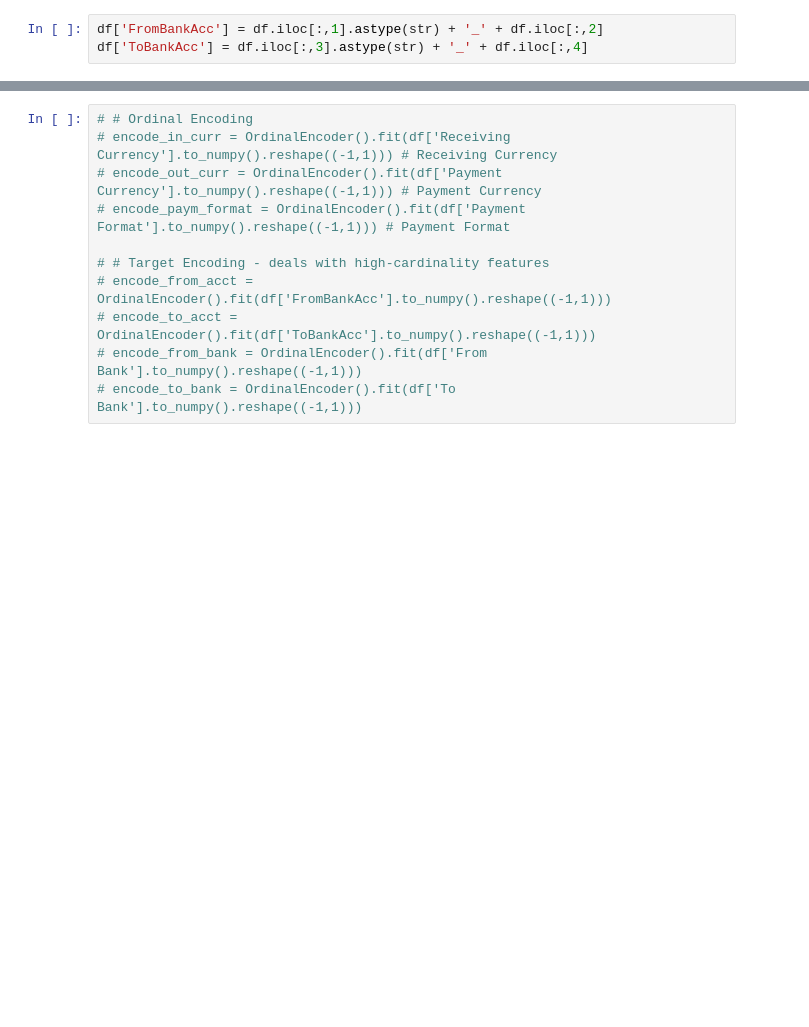
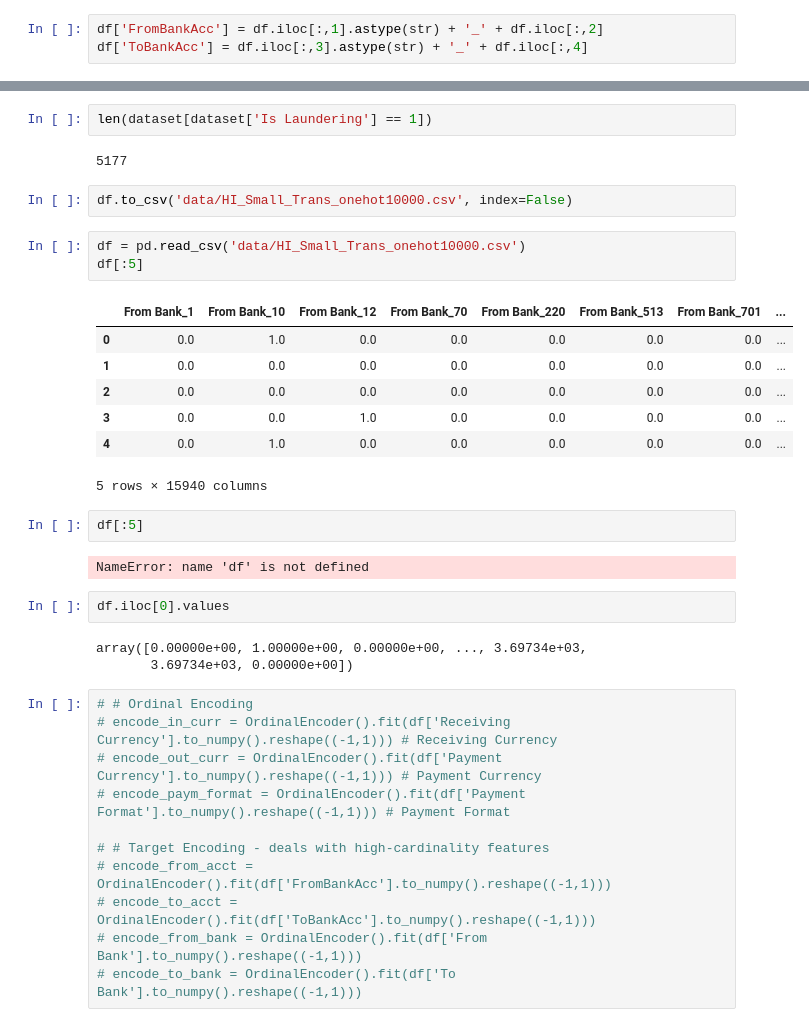
Before and after one commit to RuoqingEvelineWang/comp5340, a Jupyter notebook: data_processing.ipynb, the cells around one changed output, grey strips where cells are left out. Saved outputs shown, nothing was run; the diff lists cells and outputs as text; blank space fills up the shorter version.

```diff
--- a/data_processing.ipynb
+++ b/data_processing.ipynb
@@ -15,3 +160,29 @@ df['ToBankAcc'] = df.iloc[:,3].astype(str) + '_' + df.iloc[:,4]
+# %%
+len(dataset[dataset['Is Laundering'] == 1])
+# %% [output]
+5177
+# %%
+df.to_csv('data/HI_Small_Trans_onehot10000.csv', index=False)
+# %%
+df = pd.read_csv('data/HI_Small_Trans_onehot10000.csv')
+df[:5]
+# %% [output]
+|  | From Bank_1 | From Bank_10 | From Bank_12 | From Bank_70 | From Bank_220 | From Bank_513 | From Bank_701 | ... |
+| 0 | 0.0 | 1.0 | 0.0 | 0.0 | 0.0 | 0.0 | 0.0 | ... |
+| 1 | 0.0 | 0.0 | 0.0 | 0.0 | 0.0 | 0.0 | 0.0 | ... |
+| 2 | 0.0 | 0.0 | 0.0 | 0.0 | 0.0 | 0.0 | 0.0 | ... |
+| 3 | 0.0 | 0.0 | 1.0 | 0.0 | 0.0 | 0.0 | 0.0 | ... |
+| 4 | 0.0 | 1.0 | 0.0 | 0.0 | 0.0 | 0.0 | 0.0 | ... |
+5 rows × 15940 columns
+# %%
+df[:5]
+# %% [output]
+NameError: name 'df' is not defined
+# %%
+df.iloc[0].values
+# %% [output]
+array([0.00000e+00, 1.00000e+00, 0.00000e+00, ..., 3.69734e+03,
+       3.69734e+03, 0.00000e+00])
 # %%
 # # Ordinal Encoding
 # encode_in_curr = OrdinalEncoder().fit(df['Receiving Currency'].to_numpy().reshape((-1,1))) # Receiving Currency
```
Also changed, not shown: parts of 17 cells of this notebook, 1 other file.
